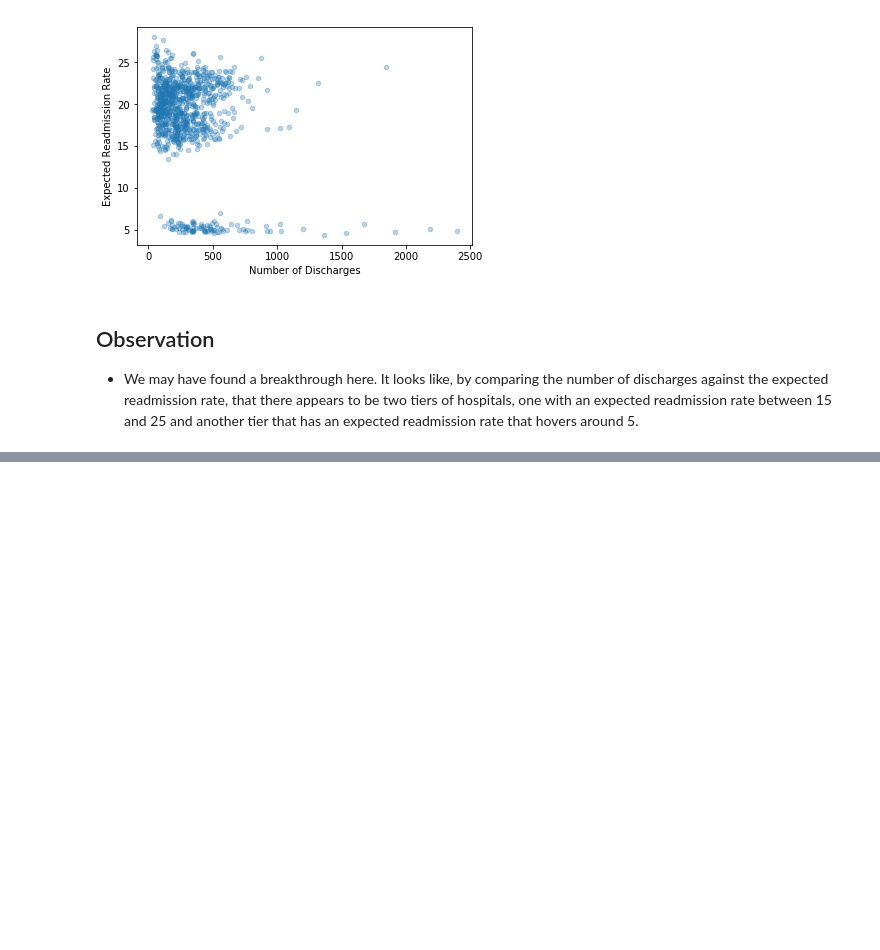
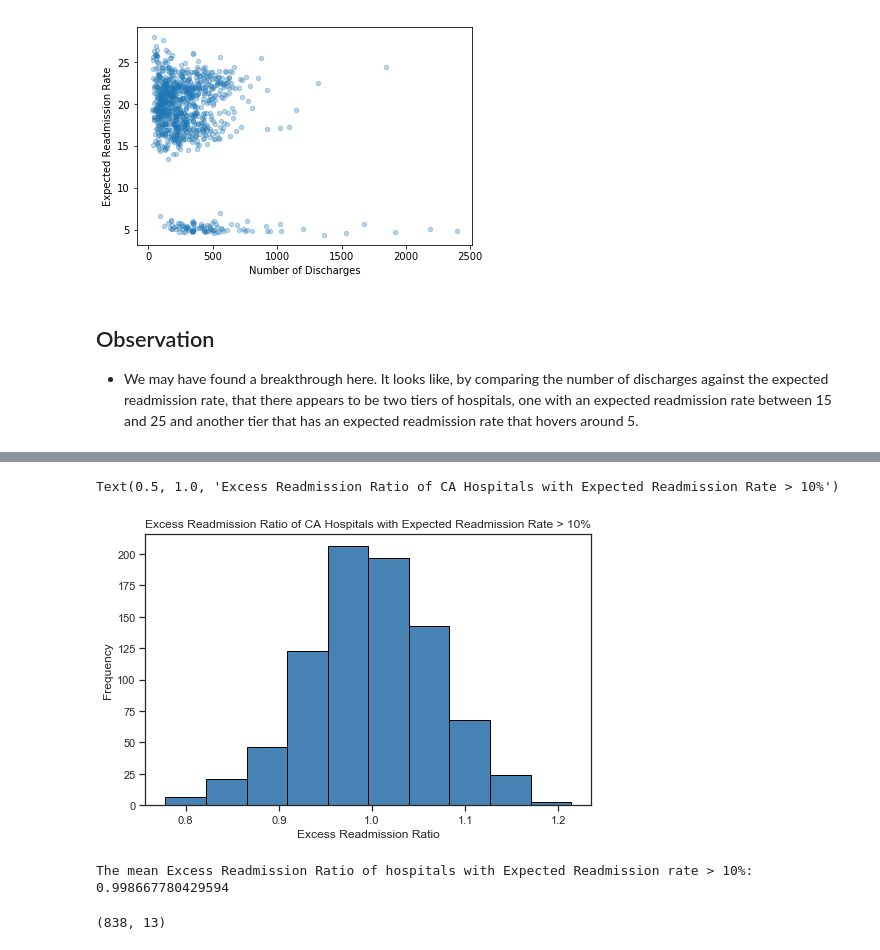
Before and after one commit to earny-joe/Springboard-DS-Portfolio, a Jupyter notebook: unit8/reduce-hospital-readmissions/hospital_readmit/sliderule_dsi_inferential_statistics_exercise_3.ipynb, the cells around one changed output, grey strips where cells are left out. Cells and saved outputs as stored; diff of their text form; code cells hidden in the pictures; blank space fills up the shorter version.

```diff
--- a/unit8/reduce-hospital-readmissions/hospital_readmit/sliderule_dsi_inferential_statistics_exercise_3.ipynb
+++ b/unit8/reduce-hospital-readmissions/hospital_readmit/sliderule_dsi_inferential_statistics_exercise_3.ipynb
@@ -304,0 +327,8 @@ ca_df.plot(x='Number of Discharges', y = 'Expected Readmission Rate', kind = 'sc
+# %%
+# create data set of hospitals with Expected Readmission Rate greater than 10
+bool_ca_read_greater_10 = ca_df['Expected Readmission Rate'] > 10.0
+ca_read_rate_greater_10_df = ca_df[bool_ca_read_greater_10]
+
+# create data set of hospitals with Expected Readmission Rate less than 10
+bool_ca_read_less_10 = ca_df['Expected Readmission Rate'] < 10.0
+ca_read_rate_less_10_df = ca_df[bool_ca_read_less_10]
@@ -304,0 +346,16 @@ ca_df.plot(x='Number of Discharges', y = 'Expected Readmission Rate', kind = 'sc
+# %%
+hist_1 = ca_read_rate_greater_10_df['Excess Readmission Ratio'].plot(kind = 'hist', color = 'steelblue', edgecolor = 'black', figsize=(8,5))
+hist_1.set_xlabel('Excess Readmission Ratio')
+hist_1.set_title('Excess Readmission Ratio of CA Hospitals with Expected Readmission Rate > 10%')
+# %% [output]
+Text(0.5, 1.0, 'Excess Readmission Ratio of CA Hospitals with Expected Readmission Rate > 10%')
+[figure, added]
+# %%
+# mean Excess readmission Ratio of hospitals w/ ERR > 10%
+print('The mean Excess Readmission Ratio of hospitals with Expected Readmission rate > 10%: ', np.mean(ca_read_rate_greater_10_df['Excess Readmission Ratio']))
+# %% [output]
+The mean Excess Readmission Ratio of hospitals with Expected Readmission rate > 10%:  0.998667780429594
+# %%
+ca_read_rate_greater_10_df.shape
+# %% [output]
+(838, 13)
```
Also changed, not shown: parts of 17 cells of this notebook.
